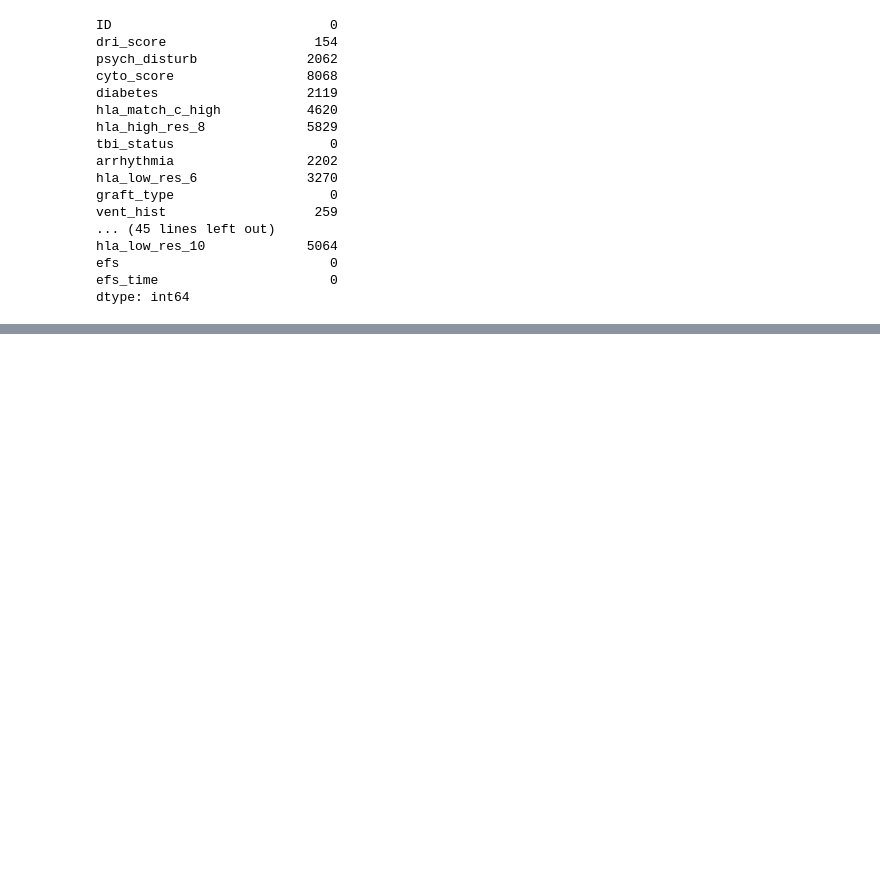
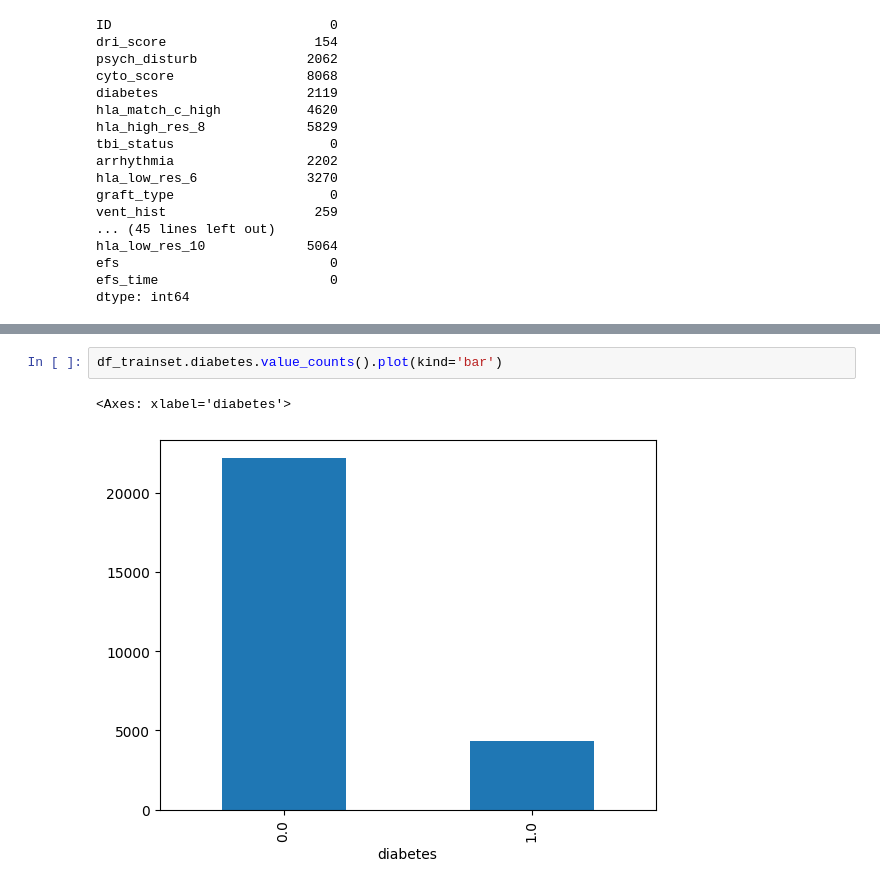
Before and after one commit to andreuolaortua/Machine-Learning, a Jupyter notebook: Project 20 - CIBMTR - Equity in post-HCT Survival Predictions/src/CIBMTR - Equity in post-HCT Survival Predictions.ipynb, the cells around one changed output, grey strips where cells are left out. Saved outputs shown, nothing was run; the diff lists cells and outputs as text; blank space fills up the shorter version.

```diff
--- a/Project 20 - CIBMTR - Equity in post-HCT Survival Predictions/src/CIBMTR - Equity in post-HCT Survival Predictions.ipynb
+++ b/Project 20 - CIBMTR - Equity in post-HCT Survival Predictions/src/CIBMTR - Equity in post-HCT Survival Predictions.ipynb
@@ -234,0 +308,5 @@ Name: count, dtype: int64
+# %%
+df_trainset.diabetes.value_counts().plot(kind='bar')
+# %% [output]
+<Axes: xlabel='diabetes'>
+[figure, added]
```
Also changed, not shown: parts of 12 cells of this notebook, 1 other file.
